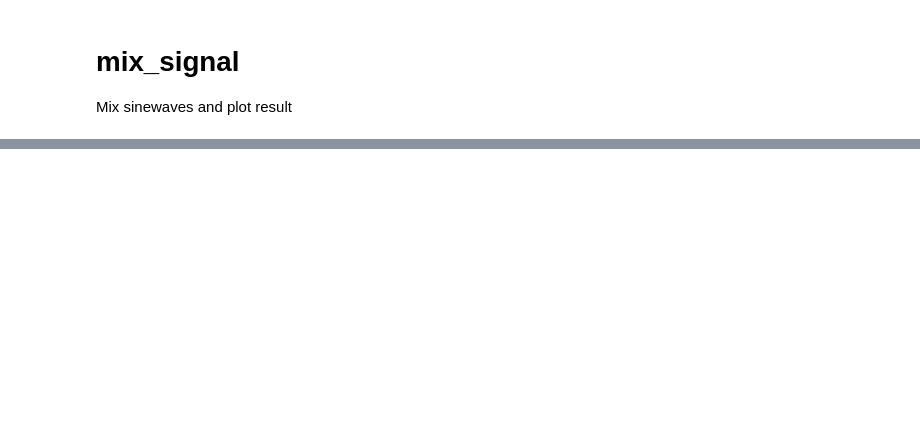
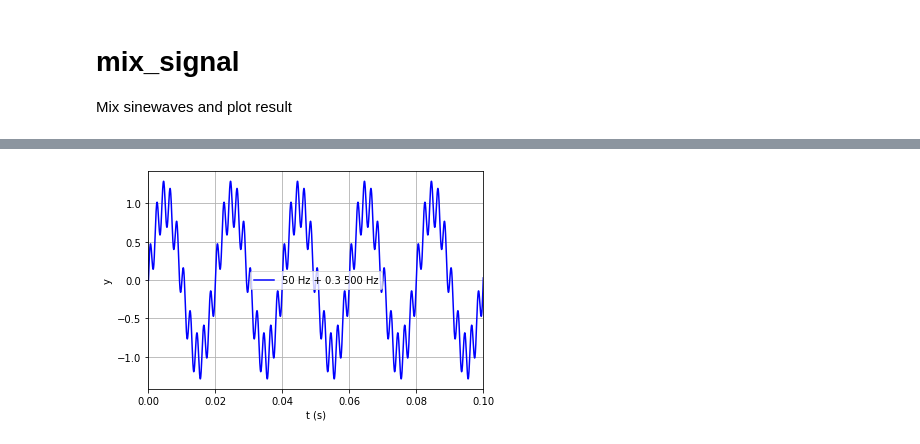
Before and after one commit to dudung/py-jupyter-nb, a Jupyter notebook: src/fft/mix_signal.ipynb, the cells around one changed output, grey strips where cells are left out. Saved outputs shown, nothing was run; the diff lists cells and outputs as text; code cells hidden in the pictures; blank space fills up the shorter version.

```diff
--- a/src/fft/mix_signal.ipynb
+++ b/src/fft/mix_signal.ipynb
@@ -49,0 +47,11 @@ plt.show()
+# %%
+# plot mixed signal
+plt.grid()
+plt.xlabel("t (s)")
+plt.ylabel("y")
+plt.xlim(0, 1/10)
+plt.plot(x3, y3, 'b-')
+plt.legend(['50 Hz + 0.3 500 Hz', '500 Hz'])
+plt.show()
+# %% [output]
+[figure, added]
```
Also changed, not shown: parts of 10 cells of this notebook.
